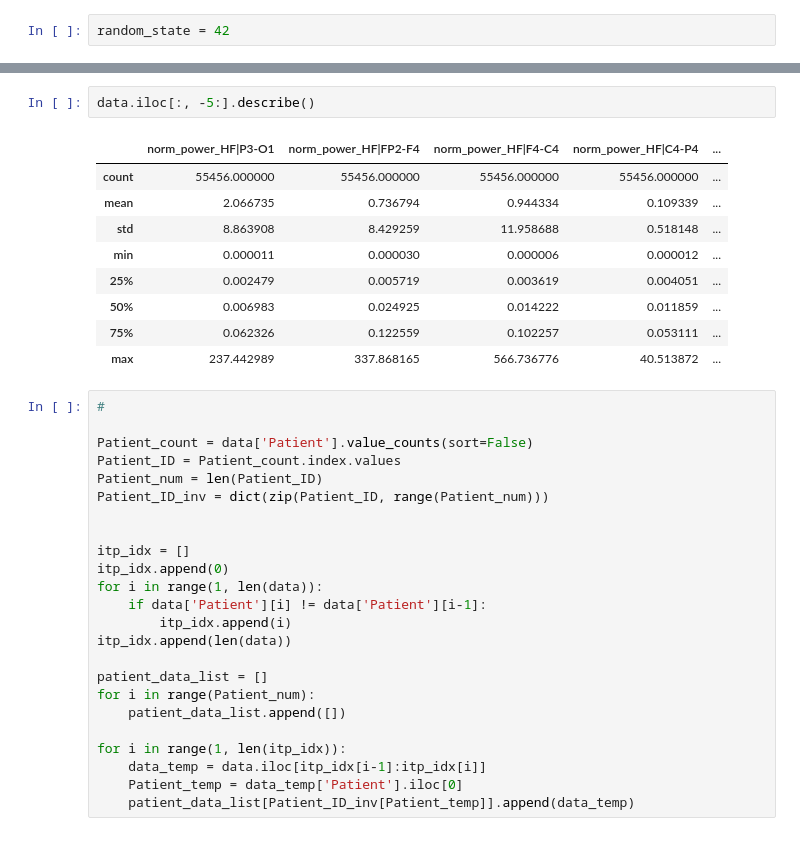
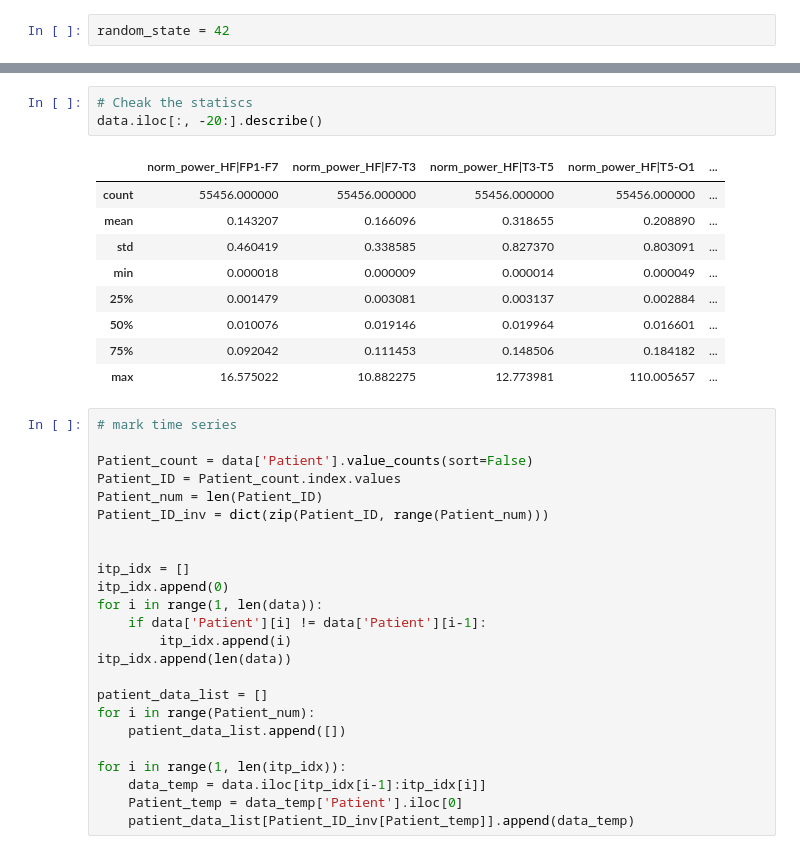
Before and after one commit to Hong-01/EE4C12-Epileptic-Seizure-Detection-using-EEG, a Jupyter notebook: Data_analysis.ipynb, the cells around one changed output, grey strips where cells are left out. Cells and saved outputs as stored; diff of their text form.

```diff
--- a/Data_analysis.ipynb
+++ b/Data_analysis.ipynb
@@ -52,20 +52,21 @@ data
 | 55454 | 11580 | -1 | 77 | 82 | 74 | 75 | 82 | 85 | 80 | ... |
 | 55455 | 11580 | -1 | 71 | 79 | 74 | 78 | 80 | 85 | 81 | ... |
 55456 rows × 362 columns
-# %%
-data.iloc[:, -5:].describe()
-# %% [output]
-|  | norm_power_HF|P3-O1 | norm_power_HF|FP2-F4 | norm_power_HF|F4-C4 | norm_power_HF|C4-P4 | ... |
-| count | 55456.000000 | 55456.000000 | 55456.000000 | 55456.000000 | ... |
-| mean | 2.066735 | 0.736794 | 0.944334 | 0.109339 | ... |
-| std | 8.863908 | 8.429259 | 11.958688 | 0.518148 | ... |
-| min | 0.000011 | 0.000030 | 0.000006 | 0.000012 | ... |
-| 25% | 0.002479 | 0.005719 | 0.003619 | 0.004051 | ... |
-| 50% | 0.006983 | 0.024925 | 0.014222 | 0.011859 | ... |
-| 75% | 0.062326 | 0.122559 | 0.102257 | 0.053111 | ... |
-| max | 237.442989 | 337.868165 | 566.736776 | 40.513872 | ... |
+# %%
+# Cheak the statiscs
+data.iloc[:, -20:].describe()
+# %% [output]
+|  | norm_power_HF|FP1-F7 | norm_power_HF|F7-T3 | norm_power_HF|T3-T5 | norm_power_HF|T5-O1 | ... |
+| count | 55456.000000 | 55456.000000 | 55456.000000 | 55456.000000 | ... |
+| mean | 0.143207 | 0.166096 | 0.318655 | 0.208890 | ... |
+| std | 0.460419 | 0.338585 | 0.827370 | 0.803091 | ... |
+| min | 0.000018 | 0.000009 | 0.000014 | 0.000049 | ... |
+| 25% | 0.001479 | 0.003081 | 0.003137 | 0.002884 | ... |
+| 50% | 0.010076 | 0.019146 | 0.019964 | 0.016601 | ... |
+| 75% | 0.092042 | 0.111453 | 0.148506 | 0.184182 | ... |
+| max | 16.575022 | 10.882275 | 12.773981 | 110.005657 | ... |
 # %%
-#
+# mark time series
 
 Patient_count = data['Patient'].value_counts(sort=False)
 Patient_ID = Patient_count.index.values
```
Also changed, not shown: parts of 16 cells of this notebook.
